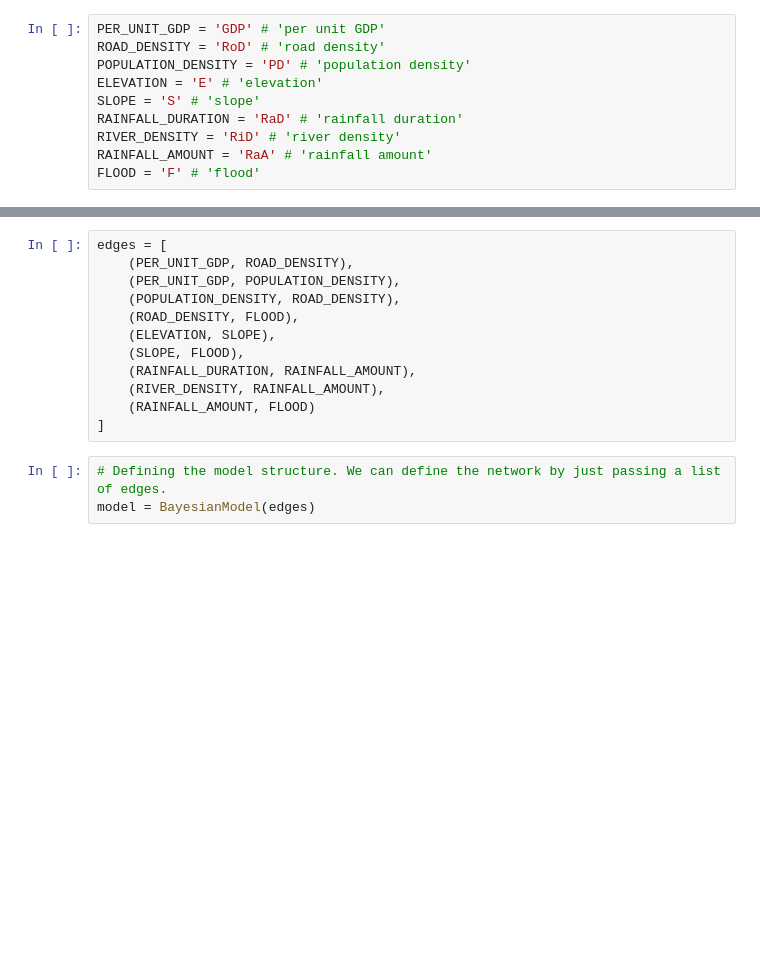
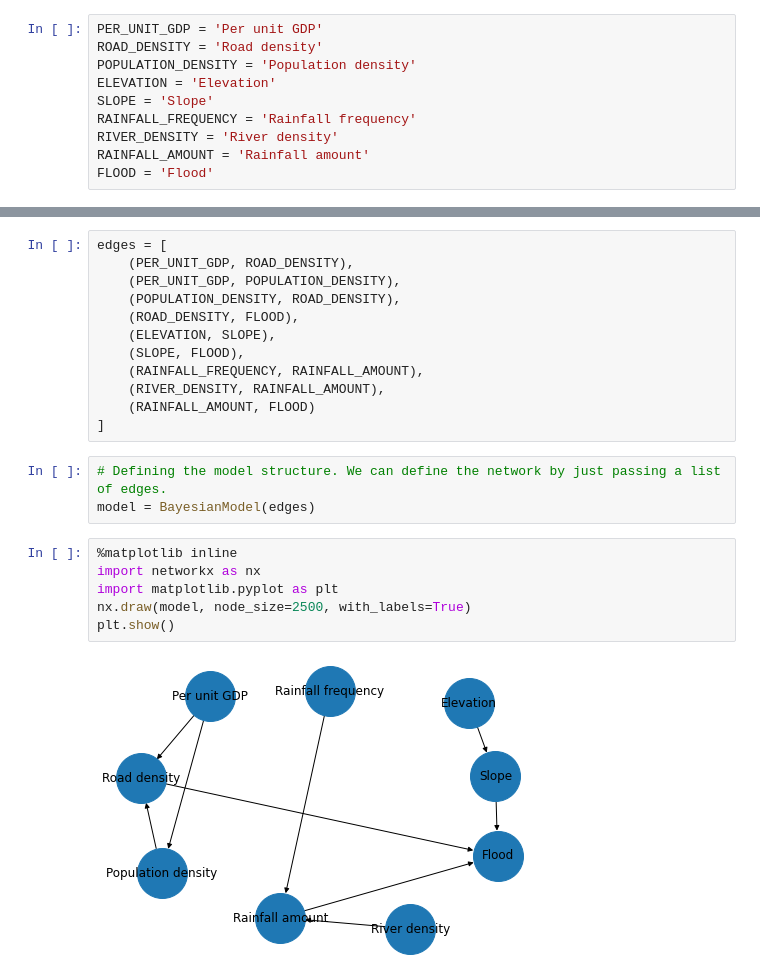
Before and after one commit to RiccardoSpolaor/Flood-disaster-prediction, a Jupyter notebook: Flooding Disaster Prediction.ipynb, the cells around one changed output, grey strips where cells are left out. Cells and saved outputs as stored; diff of their text form; blank space fills up the shorter version.

```diff
--- a/Flooding Disaster Prediction.ipynb
+++ b/Flooding Disaster Prediction.ipynb
@@ -4,10 +5,10 @@ from pgmpy.factors.discrete import TabularCPD
 # %%
-PER_UNIT_GDP = 'GDP' # 'per unit GDP'
-ROAD_DENSITY = 'RoD' # 'road density'
-POPULATION_DENSITY = 'PD' # 'population density'
-ELEVATION = 'E' # 'elevation'
-SLOPE = 'S' # 'slope'
-RAINFALL_DURATION = 'RaD' # 'rainfall duration'
-RIVER_DENSITY = 'RiD' # 'river density'
-RAINFALL_AMOUNT = 'RaA' # 'rainfall amount'
-FLOOD = 'F' # 'flood'
+PER_UNIT_GDP = 'Per unit GDP'
+ROAD_DENSITY = 'Road density'
+POPULATION_DENSITY = 'Population density'
+ELEVATION = 'Elevation'
+SLOPE = 'Slope'
+RAINFALL_FREQUENCY = 'Rainfall frequency'
+RIVER_DENSITY = 'River density'
+RAINFALL_AMOUNT = 'Rainfall amount'
+FLOOD = 'Flood'
@@ -77,13 +80,21 @@ edges = [
     (ROAD_DENSITY, FLOOD),
     (ELEVATION, SLOPE),
     (SLOPE, FLOOD),
-    (RAINFALL_DURATION, RAINFALL_AMOUNT),
+    (RAINFALL_FREQUENCY, RAINFALL_AMOUNT),
     (RIVER_DENSITY, RAINFALL_AMOUNT),
     (RAINFALL_AMOUNT, FLOOD)
 ]
 # %%
 # Defining the model structure. We can define the network by just passing a list of edges.
 model = BayesianModel(edges)
+# %%
+%matplotlib inline
+import networkx as nx
+import matplotlib.pyplot as plt
+nx.draw(model, node_size=2500, with_labels=True)
+plt.show()
+# %% [output]
+[figure, added]
 # %%
 def pick_dictionary_subset(dictionary, keys):
     return dict((k, dictionary[k]) for k in keys if k in dictionary)
```
Also changed, not shown: parts of 8 cells of this notebook.
